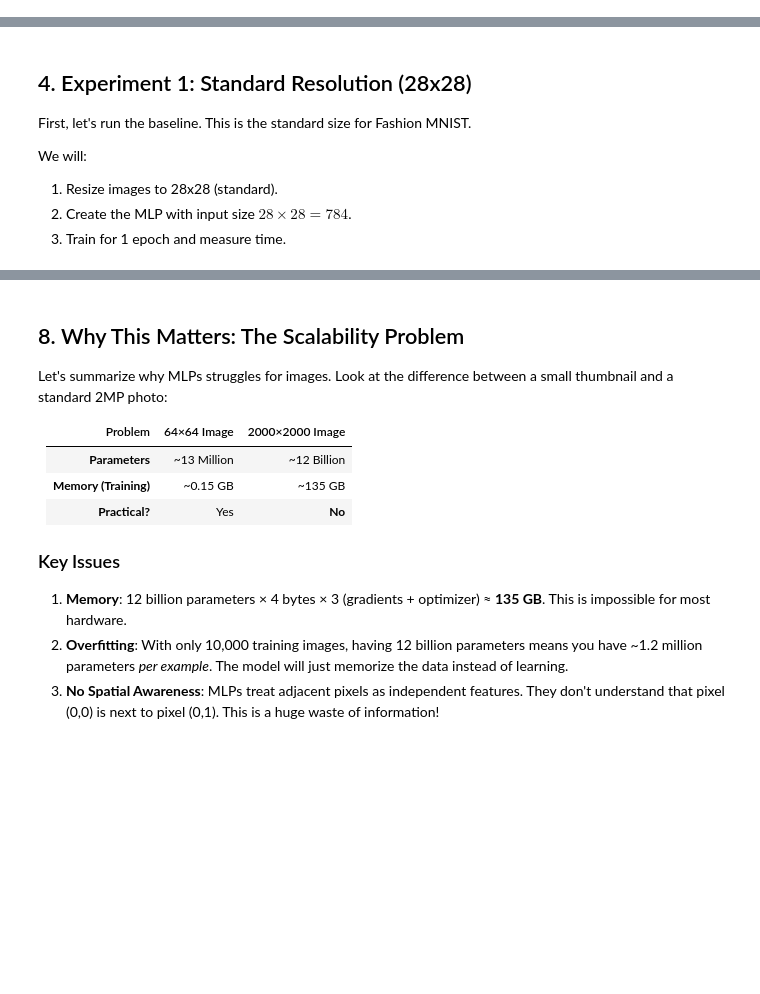
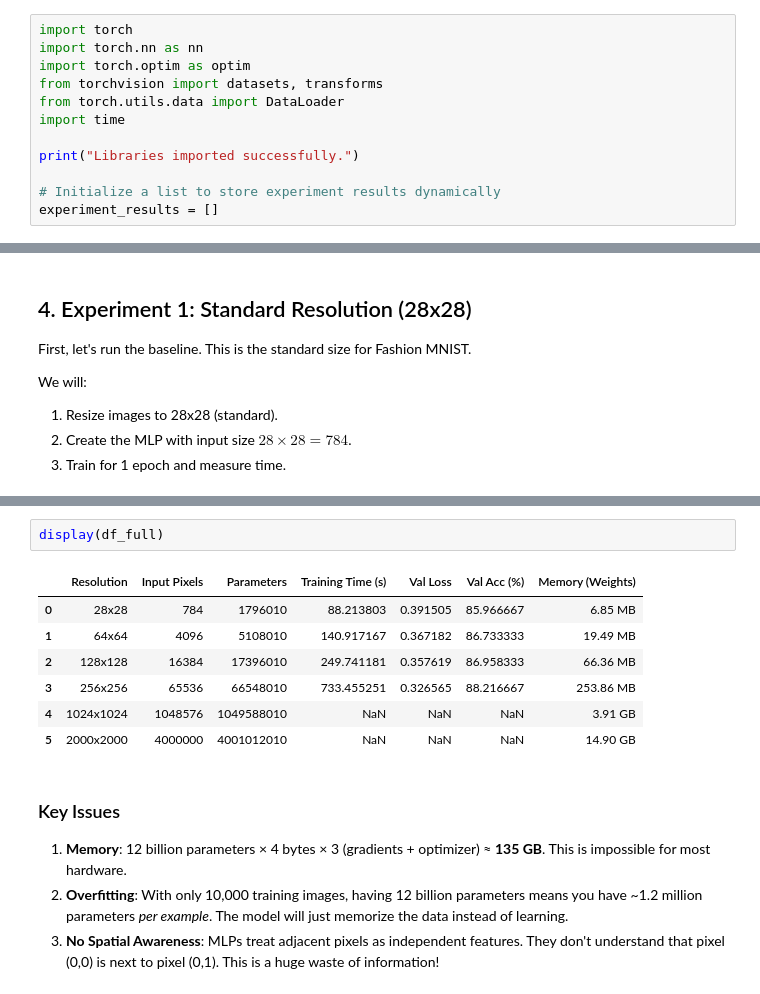
Before and after one commit to Sakibapon/CS6540, a Jupyter notebook: Week 1/MLP.ipynb, the cells around one changed output, grey strips where cells are left out. Drawn from its saved outputs; the diff is of its cells as text; blank space fills up the shorter version.

```diff
--- a/Week 1/MLP.ipynb
+++ b/Week 1/MLP.ipynb
@@ -15,0 +16,12 @@ By the end of this, you will see exactly why the parameter count explodes and wh
+# %%
+import torch
+import torch.nn as nn
+import torch.optim as optim
+from torchvision import datasets, transforms
+from torch.utils.data import DataLoader
+import time
+
+print("Libraries imported successfully.")
+
+# Initialize a list to store experiment results dynamically
+experiment_results = []
@@ -419,14 +648,14 @@ Resolution  Input Pixels  Parameters  Training Time (s)
+# %%
+display(df_full)
+# %% [output]
+|  | Resolution | Input Pixels | Parameters | Training Time (s) | Val Loss | Val Acc (%) | Memory (Weights) |
+| 0 | 28x28 | 784 | 1796010 | 88.213803 | 0.391505 | 85.966667 | 6.85 MB |
+| 1 | 64x64 | 4096 | 5108010 | 140.917167 | 0.367182 | 86.733333 | 19.49 MB |
+| 2 | 128x128 | 16384 | 17396010 | 249.741181 | 0.357619 | 86.958333 | 66.36 MB |
+| 3 | 256x256 | 65536 | 66548010 | 733.455251 | 0.326565 | 88.216667 | 253.86 MB |
+| 4 | 1024x1024 | 1048576 | 1049588010 | NaN | NaN | NaN | 3.91 GB |
+| 5 | 2000x2000 | 4000000 | 4001012010 | NaN | NaN | NaN | 14.90 GB |
 # %% [markdown]
-## 8. Why This Matters: The Scalability Problem
-
-Let's summarize why MLPs struggles for images. Look at the difference between a small thumbnail and a standard 2MP photo:
-
-| Problem | 64×64 Image | 2000×2000 Image |
-| :--- | :--- | :--- |
-| **Parameters** | ~13 Million | ~12 Billion |
-| **Memory (Training)** | ~0.15 GB | ~135 GB |
-| **Practical?** | Yes | **No** |
-
 ### Key Issues
 1.  **Memory**: 12 billion parameters × 4 bytes × 3 (gradients + optimizer) ≈ **135 GB**. This is impossible for most hardware.
 2.  **Overfitting**: With only 10,000 training images, having 12 billion parameters means you have ~1.2 million parameters *per example*. The model will just memorize the data instead of learning.
```
Also changed, not shown: parts of 33 cells of this notebook, 1 other file.
